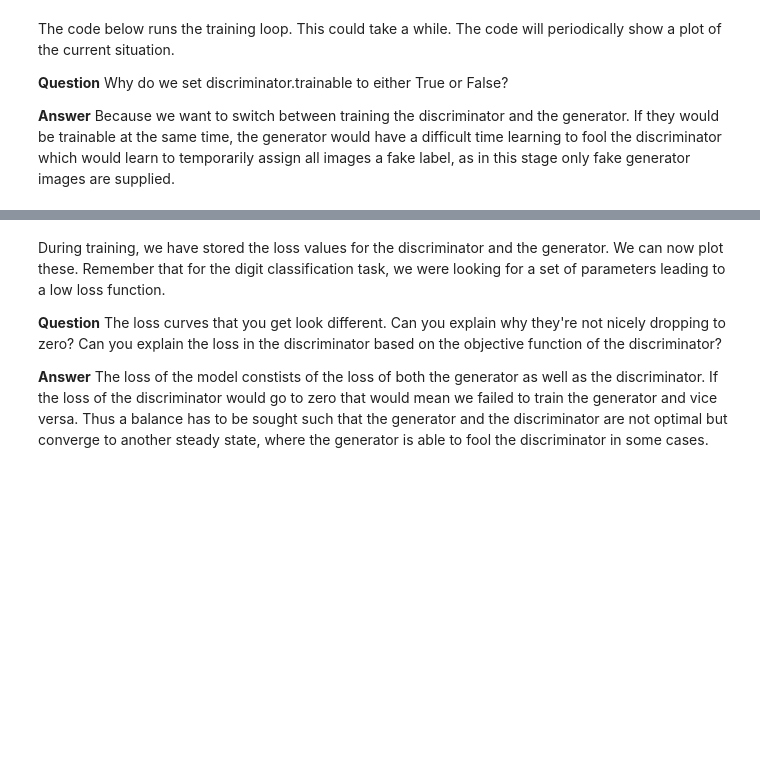
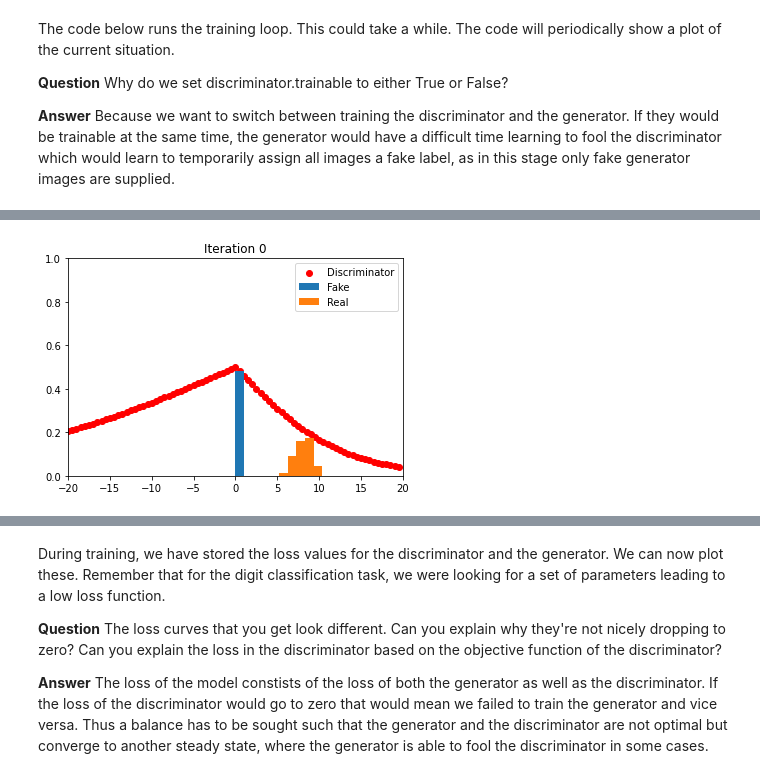
Before and after one commit to VincentV0/8dm50-machine-learning, a Jupyter notebook: practicals/week_5.ipynb, the cells around one changed output, grey strips where cells are left out. Drawn from its saved outputs; the diff is of its cells as text; code cells hidden in the pictures; blank space fills up the shorter version.

```diff
--- a/practicals/week_5.ipynb
+++ b/practicals/week_5.ipynb
@@ -208,0 +240,98 @@ If all is well, the fake and real distributions should nicely overlap after trai
+# %%
+# Get networks
+discriminator = get_discriminator_1D()
+generator = get_generator_1D()
+
+# Configure both models for training
+discriminator.compile(loss='binary_crossentropy', optimizer=keras.optimizers.Adam(lr=0.0002, beta_1=0.5))
+generator.compile(loss='binary_crossentropy', optimizer=keras.optimizers.Adam(lr=0.0002, beta_1=0.5))
+
+# To configure the full model, we will set the 'trainable' parameter of the discriminator to False, as we don't want to optimize the discriminator when optimizing the generator
+discriminator.trainable = False
+
+# The input variable (noise) for the generator
+z = keras.layers.Input(shape=(latent_dim,))
+
+# What comes out of the generator
+G_z = generator(z)
+
+# What comes out of the discriminator when classifying the 'fake' samples
+D_G_z = discriminator(G_z)
+
+# The full GAN model
+gan = keras.models.Model(inputs=z, outputs=D_G_z)
+
+# The loss function for the GAN: this gets lower if the fake samples are classified as real
+gan.compile(loss='binary_crossentropy', optimizer=keras.optimizers.Adam(lr=0.0002, beta_1=0.5))
+
+# We will store the losses here
+g_losses_uniform = []
+d_losses_uniform = []
+
+# Training loop
+n_samples = 100
+epochs = 10000
+
+grid = widgets.Grid(1, 1)
+
+for e in range(epochs):
+  # Get a random set of input noise
+  noise = np.random.uniform(0, 1, size=[n_samples, latent_dim])
+
+  # Also get a sample from the 'real' distribution
+  real = np.random.normal(real_mean, 1, size=[n_samples, latent_dim])
+
+  # Generate some fake samples using the generator
+  fake = generator.predict(noise)
+
+  # Concatenate the fake and real images
+  X = np.concatenate([real, fake])
+
+  # Labels for generated and real data
+  Y_dis = np.zeros(2*n_samples)
+
+  # Set labels for real samples to 1
+  Y_dis[:n_samples] = 1
+
+  # Train discriminator with this batch of samples
+  discriminator.trainable = True
+  d_loss = discriminator.train_on_batch(X, Y_dis)
+  d_losses_uniform.append(d_loss)
+
+  # Train generator with a new batch of generated samples
+  # Freeze the discriminator part
+  discriminator.trainable = False
+  noise = np.random.uniform(0, 1, size=[n_samples, latent_dim])
+  # From the generator's perspective, the discriminator should predict
+  # ones for all samples
+  Y_gen = np.ones(n_samples)
+  g_loss = gan.train_on_batch(noise, Y_gen)
+  g_losses_uniform.append(g_loss)
+
+  if e % 100 == 0:
+    noise = np.random.uniform(0, 1, size=[n_samples, latent_dim])
+    fake = generator.predict(noise)
+    real = np.random.normal(real_mean, 1, size=[n_samples, latent_dim])
+    pred = discriminator.predict(np.arange(-20, 20, 0.5).reshape((80, 1)))
+
+    if e % 2000 == 0:
+      plt.figure(e)
+      plt.hist((np.squeeze(fake), np.squeeze(real)), density=True, stacked=True)
+      plt.scatter(np.arange(-20, 20, 0.5), pred, c='r')
+      plt.xlim(-20, 20)
+      plt.ylim(0, 1)
+      plt.title('Iteration {}'.format(e))
+      plt.legend(['Discriminator', 'Fake', 'Real'])
+
+    with grid.output_to(0, 0):
+      grid.clear_cell()
+
+      # plt.clf()
+      pylab.hist((np.squeeze(fake), np.squeeze(real)), density=True, stacked=True)
+      pylab.scatter(np.arange(-20, 20, 0.5), pred, c='r')
+      pylab.xlim(-20, 20)
+      pylab.ylim(0, 1)
+      pylab.title('Iteration {}'.format(e))
+      pylab.legend(['Discriminator', 'Fake', 'Real'])
+    time.sleep(0.5)
+# %% [output]
@@ -208,0 +339 @@ If all is well, the fake and real distributions should nicely overlap after trai
+[figure, added]
```
Also changed, not shown: parts of 12 cells of this notebook.
